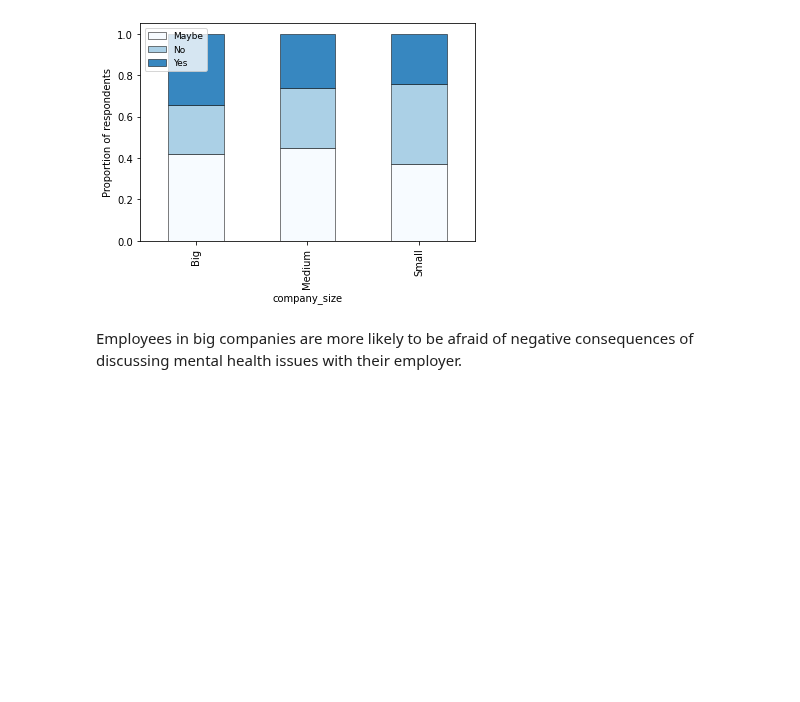
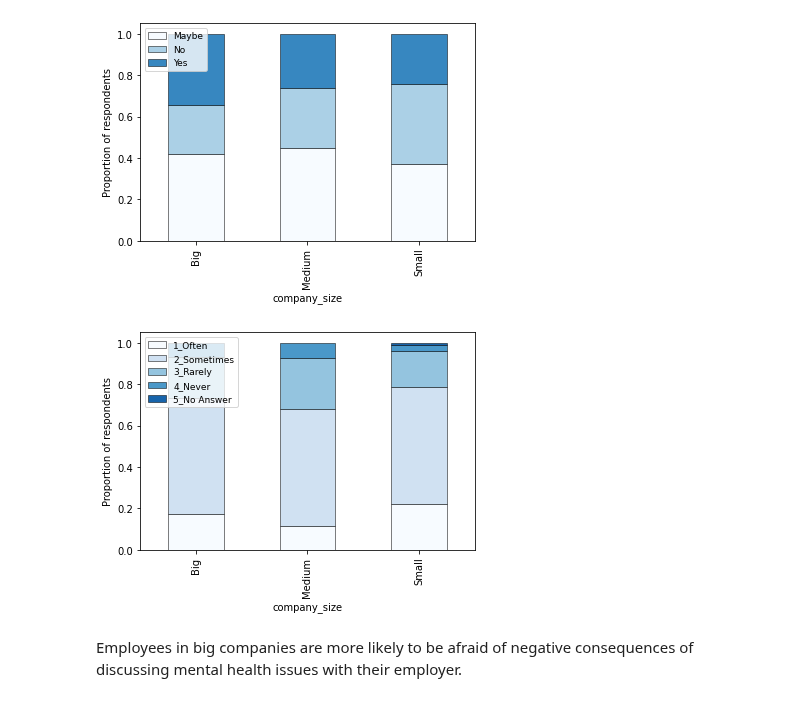
Before and after one commit to ceciliastern/ds_term_project, a Jupyter notebook: Descriptive Analysis - Mental Health Dataset.ipynb, the cells around one changed output. Saved outputs shown, nothing was run; the diff lists cells and outputs as text; code cells hidden in the pictures; blank space fills up the shorter version.

```diff
--- a/Descriptive Analysis - Mental Health Dataset.ipynb
+++ b/Descriptive Analysis - Mental Health Dataset.ipynb
@@ -578,6 +578,10 @@ Name: company_size, dtype: int64
 create_bar_chart(sub_mh_df["company_size"],sub_mh_df["mental_health_consequence"])
 # %% [output]
 [figure]
+# %%
+create_bar_chart(sub_mh_df["company_size"],sub_mh_df["work_interfere"])
+# %% [output]
+[figure, added]
 # %% [markdown]
 Employees in big companies are more likely to be afraid of negative consequences of discussing mental health issues with their employer.
 # %%
```
Also changed, not shown: parts of 2 cells of this notebook.
